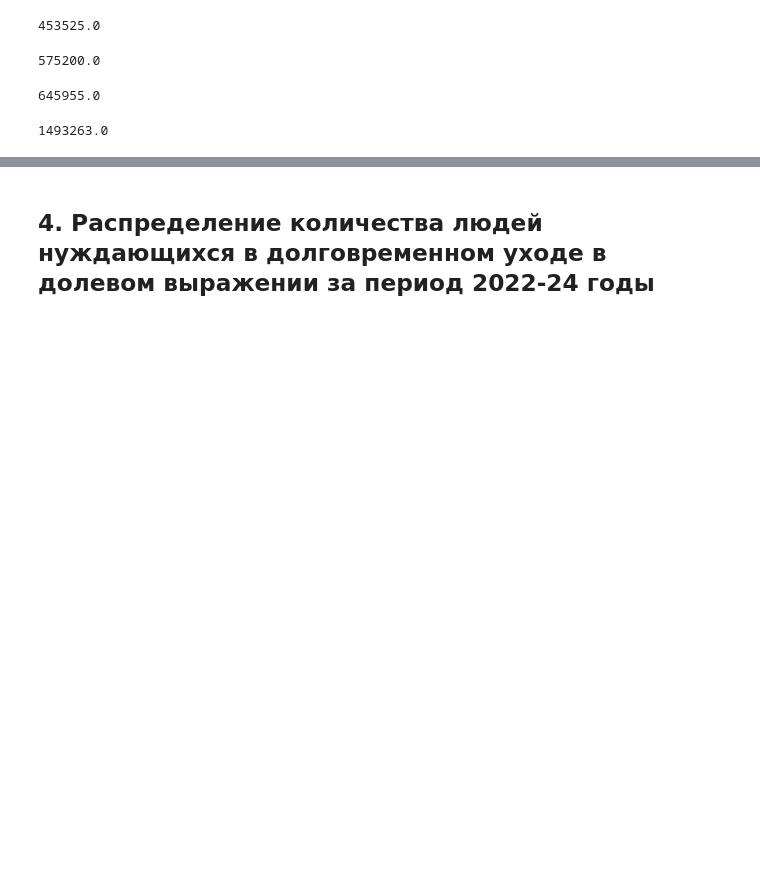
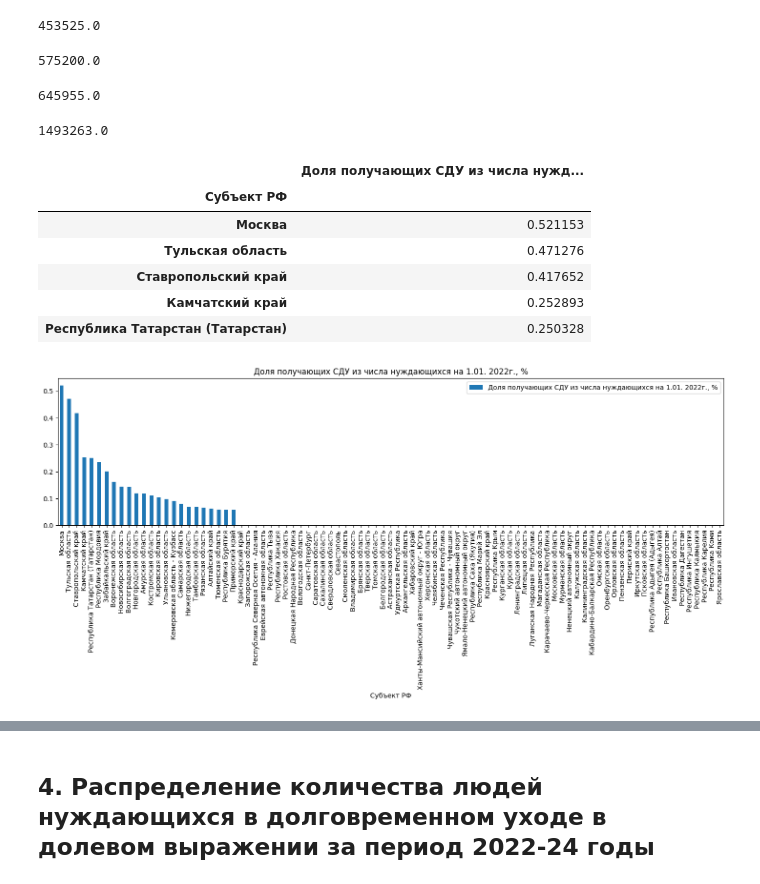
Before and after one commit to Romario1975/Yandex_practicum_DS_projects, a Jupyter notebook: СДУ_pdf.ipynb, the cells around one changed output, grey strips where cells are left out. Cells and saved outputs as stored; diff of their text form; code cells hidden in the pictures; blank space fills up the shorter version.

```diff
--- a/СДУ_pdf.ipynb
+++ b/СДУ_pdf.ipynb
@@ -202,3 +230,29 @@ df_peple_01_24= df[['Субъект РФ','Нуждающиеся в долго
 # %%
 df_people_23 = df[['Субъект РФ','Нуждающииеся в долговременном уходе на 1.01. 2023']]
 df_people_22 = df[['Субъект РФ','Нуждающииеся в долговременном уходе на 1.01. 2022']]
+# %%
+people = df.pivot_table(index= ['Субъект РФ'], values= 'Доля получающих СДУ из числа нуждающихся на 1.01. 2022г., %',  aggfunc= 'sum')
+
+#sorted_p = platform_sales.groupby('total_sales').sum().reset_index()
+sorted_p = people.sort_values(by='Доля получающих СДУ из числа нуждающихся на 1.01. 2022г., %', ascending=False)
+
+
+display(sorted_p.head(5))
+
+
+#df = df_raw.groupby('class').size()
+
+# Make the plot with pandas
+sorted_p.plot(kind='bar', subplots=True, figsize=(18, 4))
+plt.title('Доля получающих СДУ из числа нуждающихся на 1.01. 2022г., %')
+plt.ylabel("")
+plt.show()
+# %% [output]
+|  | Доля получающих СДУ из числа нужд... |
+| Субъект РФ |  |
+| Москва | 0.521153 |
+| Тульская область | 0.471276 |
+| Ставропольский край | 0.417652 |
+| Камчатский край | 0.252893 |
+| Республика Татарстан (Татарстан) | 0.250328 |
+[figure, added]
```
Also changed, not shown: parts of 2 cells of this notebook.
